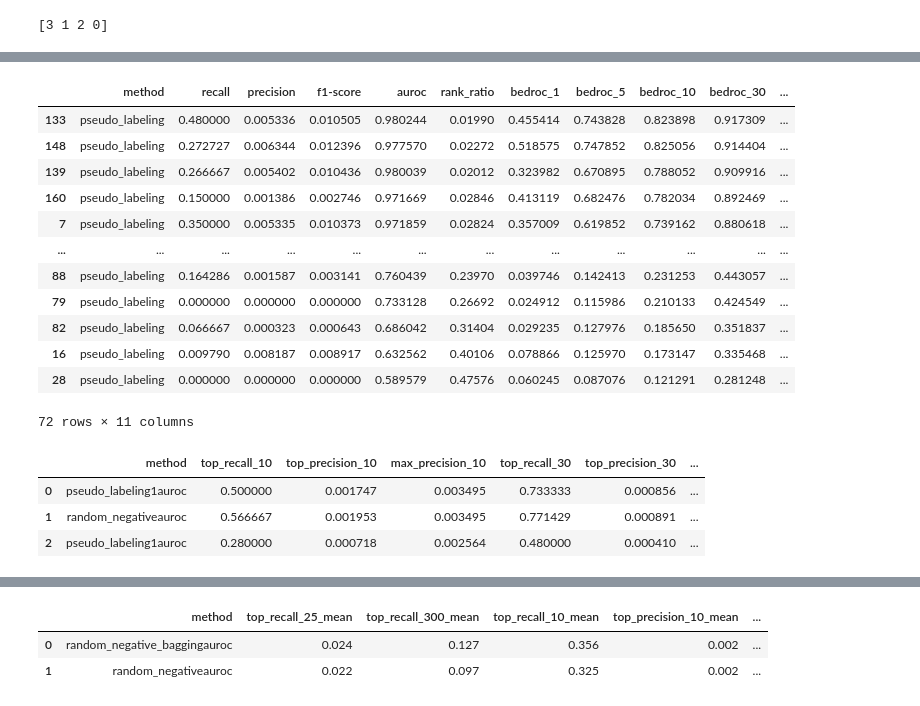
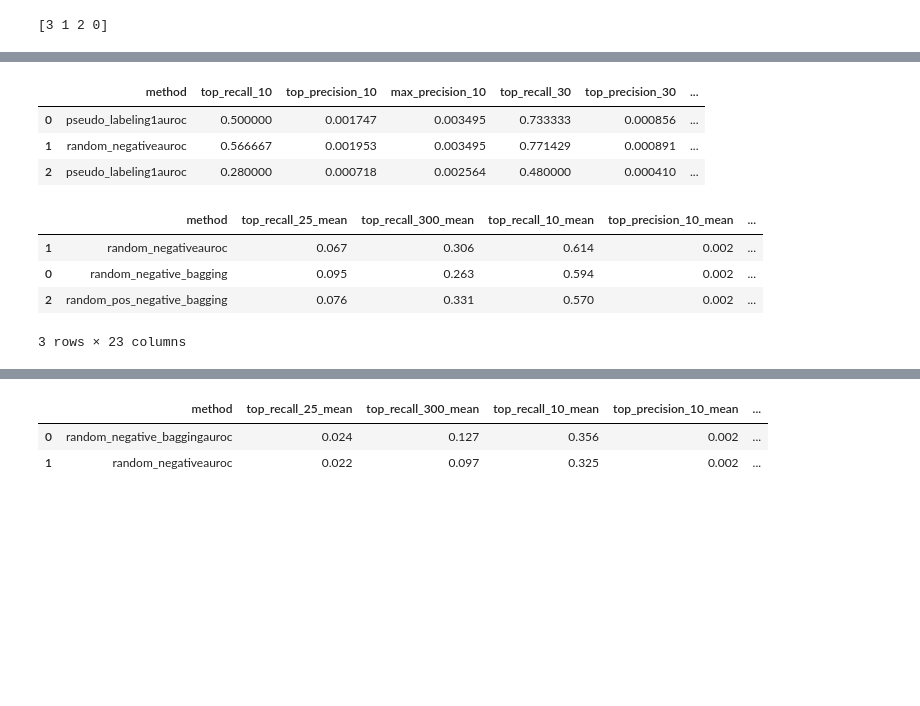
Before and after one commit to ZiyuZhang1/svm, a Jupyter notebook: codes/results_analysis.ipynb, the cells around one changed output, grey strips where cells are left out. Drawn from its saved outputs; the diff is of its cells as text; code cells hidden in the pictures; blank space fills up the shorter version.

```diff
--- a/codes/results_analysis.ipynb
+++ b/codes/results_analysis.ipynb
@@ -34,21 +16,5 @@ all_results[all_results['method']=='random_negative'].sort_values(by=['bedroc_30
-# %%
-all_results[all_results['method']=='pseudo_labeling'].sort_values(by=['bedroc_30'],ascending=False)
-# %% [output]
-|  | method | recall | precision | f1-score | auroc | rank_ratio | bedroc_1 | bedroc_5 | bedroc_10 | bedroc_30 | ... |
-| 133 | pseudo_labeling | 0.480000 | 0.005336 | 0.010505 | 0.980244 | 0.01990 | 0.455414 | 0.743828 | 0.823898 | 0.917309 | ... |
-| 148 | pseudo_labeling | 0.272727 | 0.006344 | 0.012396 | 0.977570 | 0.02272 | 0.518575 | 0.747852 | 0.825056 | 0.914404 | ... |
-| 139 | pseudo_labeling | 0.266667 | 0.005402 | 0.010436 | 0.980039 | 0.02012 | 0.323982 | 0.670895 | 0.788052 | 0.909916 | ... |
-| 160 | pseudo_labeling | 0.150000 | 0.001386 | 0.002746 | 0.971669 | 0.02846 | 0.413119 | 0.682476 | 0.782034 | 0.892469 | ... |
-| 7 | pseudo_labeling | 0.350000 | 0.005335 | 0.010373 | 0.971859 | 0.02824 | 0.357009 | 0.619852 | 0.739162 | 0.880618 | ... |
-| ... | ... | ... | ... | ... | ... | ... | ... | ... | ... | ... | ... |
-| 88 | pseudo_labeling | 0.164286 | 0.001587 | 0.003141 | 0.760439 | 0.23970 | 0.039746 | 0.142413 | 0.231253 | 0.443057 | ... |
-| 79 | pseudo_labeling | 0.000000 | 0.000000 | 0.000000 | 0.733128 | 0.26692 | 0.024912 | 0.115986 | 0.210133 | 0.424549 | ... |
-| 82 | pseudo_labeling | 0.066667 | 0.000323 | 0.000643 | 0.686042 | 0.31404 | 0.029235 | 0.127976 | 0.185650 | 0.351837 | ... |
-| 16 | pseudo_labeling | 0.009790 | 0.008187 | 0.008917 | 0.632562 | 0.40106 | 0.078866 | 0.125970 | 0.173147 | 0.335468 | ... |
-| 28 | pseudo_labeling | 0.000000 | 0.000000 | 0.000000 | 0.589579 | 0.47576 | 0.060245 | 0.087076 | 0.121291 | 0.281248 | ... |
-72 rows × 11 columns
 # %%
-root = '/itf-fi-ml/shared/users/ziyuzh/svm/results/uniport_2016_full'
+root = '/itf-fi-ml/shared/users/ziyuzh/svm/results/uniport_2019_posbag_full'
 top = False
 if top == True:
     num = 12
@@ -236,3 +202,28 @@ def create_summary(results,col_name):
     # Convert the list of dictionaries into a DataFrame
     summary_df = pd.DataFrame(summary_list)
     return summary_df
+# %%
+final_result = pd.read_csv('/itf-fi-ml/shared/users/ziyuzh/svm/results/ppi_2017_posbag_full/all_disease.csv')
+all_sum = create_summary(final_result,'method')
+# all_sum.loc[:, ~all_sum.columns.str.contains('std', case=False)].sort_values(by=['bedroc_1_mean'],ascending=False)[['method','auroc_mean',
+#        'rank_ratio_mean', 'bedroc_1_mean', 'bedroc_5_mean', 'bedroc_10_mean',
+#        'bedroc_30_mean']]
+
+method_order = [
+    'random_negativeauroc',
+    'random_negative_bagging',
+    'random_pos_negative_bagging'
+]
+
+# Convert 'method' column to categorical with specified order
+all_sum['method'] = pd.Categorical(all_sum['method'], categories=method_order, ordered=True)
+
+all_sum.loc[:, ~all_sum.columns.str.contains('std', case=False)] \
+                   .sort_values(by=['method', 'bedroc_1_mean'], ascending=[True, False]) \
+                   .round(3)
+# %% [output]
+|  | method | top_recall_25_mean | top_recall_300_mean | top_recall_10_mean | top_precision_10_mean | ... |
+| 1 | random_negativeauroc | 0.067 | 0.306 | 0.614 | 0.002 | ... |
+| 0 | random_negative_bagging | 0.095 | 0.263 | 0.594 | 0.002 | ... |
+| 2 | random_pos_negative_bagging | 0.076 | 0.331 | 0.570 | 0.002 | ... |
+3 rows × 23 columns
```
Also changed, not shown: parts of 15 cells of this notebook, 11 other files.
